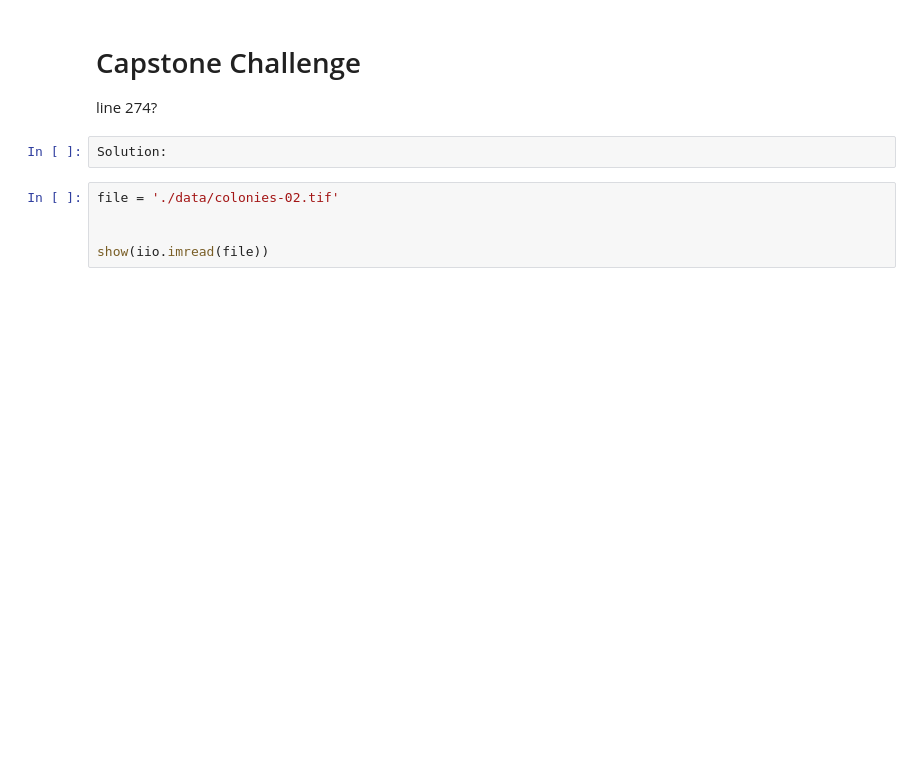
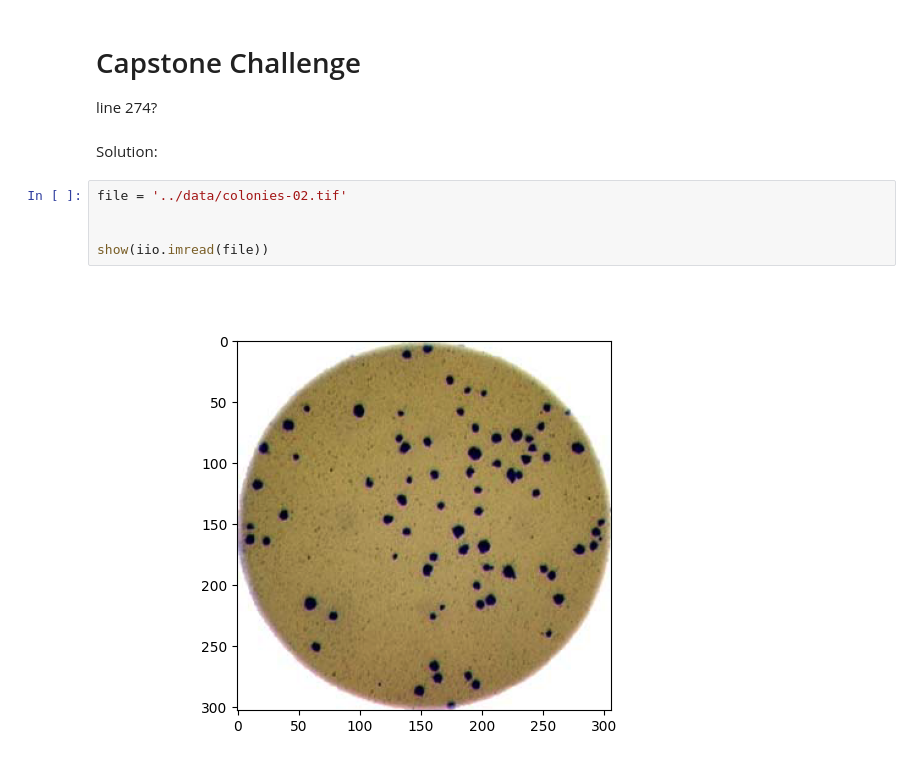
Before and after one commit to esciencecenter-digital-skills/image-processing, a Jupyter notebook: final_episodes/Dani_CCA.ipynb, the cells around one changed output. Saved outputs shown, nothing was run; the diff lists cells and outputs as text; blank space fills up the shorter version.

```diff
--- a/final_episodes/Dani_CCA.ipynb
+++ b/final_episodes/Dani_CCA.ipynb
@@ -85,13 +99,15 @@ BONUS: explore other morphometrics from skimage.measure.regionprops
 # Capstone Challenge
 
 line 274?
-# %%
-Solution:
+# %% [markdown]
+Solution:
 # %%
-file = './data/colonies-02.tif'
+file = '../data/colonies-02.tif'
 
 
 show(iio.imread(file))
+# %% [output]
+[figure, added]
 # %%
 # 1. create connected components function as above
 # but with the filename instead of the image
```
Also changed, not shown: parts of 8 cells of this notebook.
